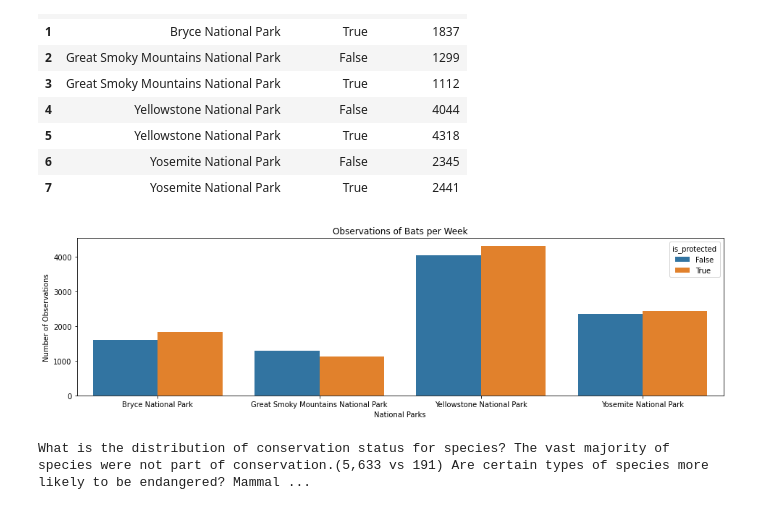
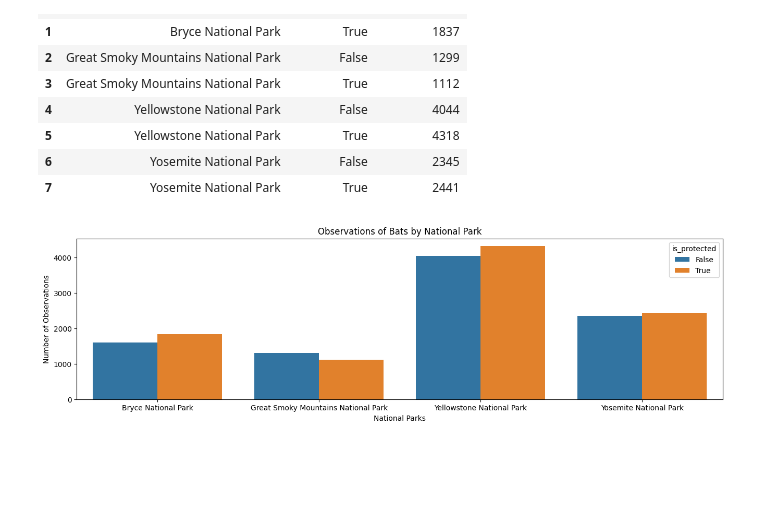
Before and after one commit to senseirandystl/Biodiversity-in-National-Parks-Project, a Jupyter notebook: biodiversity.ipynb, the cells around one changed output. Drawn from its saved outputs; the diff is of its cells as text; code cells hidden in the pictures; blank space fills up the shorter version.

```diff
--- a/biodiversity.ipynb
+++ b/biodiversity.ipynb
@@ -293,13 +339,9 @@ obs_by_park
 # %%
 plt.figure(figsize=(16, 4))
 sns.barplot(x=obs_by_park.park_name, y= obs_by_park.observations, hue=obs_by_park.is_protected)
 plt.xlabel('National Parks')
 plt.ylabel('Number of Observations')
-plt.title('Observations of Bats per Week')
+plt.title('Observations of Bats by National Park')
 plt.show()
 # %% [output]
-[figure, old version]
+[figure, new version]
-# %%
-print("What is the distribution of conservation status for species? The vast majority of species were not part of conservation.(5,633 vs 191) Are certain types of species more likely to be endangered? Mammals and Birds had the highest percentage of being in protection. Are the differences between species and their conservation status significant? While mammals and Birds did not have significant difference in conservation percentage, mammals and reptiles exhibited a statistically significant difference. Which animal is most prevalent and what is their distribution amongst parks? the study found that bats occurred the most number of times and they were most likely to be found in Yellowstone National Park.")
-# %% [output]
-What is the distribution of conservation status for species? The vast majority of species were not part of conservation.(5,633 vs 191) Are certain types of species more likely to be endangered? Mammal ...
```
Also changed, not shown: parts of 19 cells of this notebook, 3 other files.
